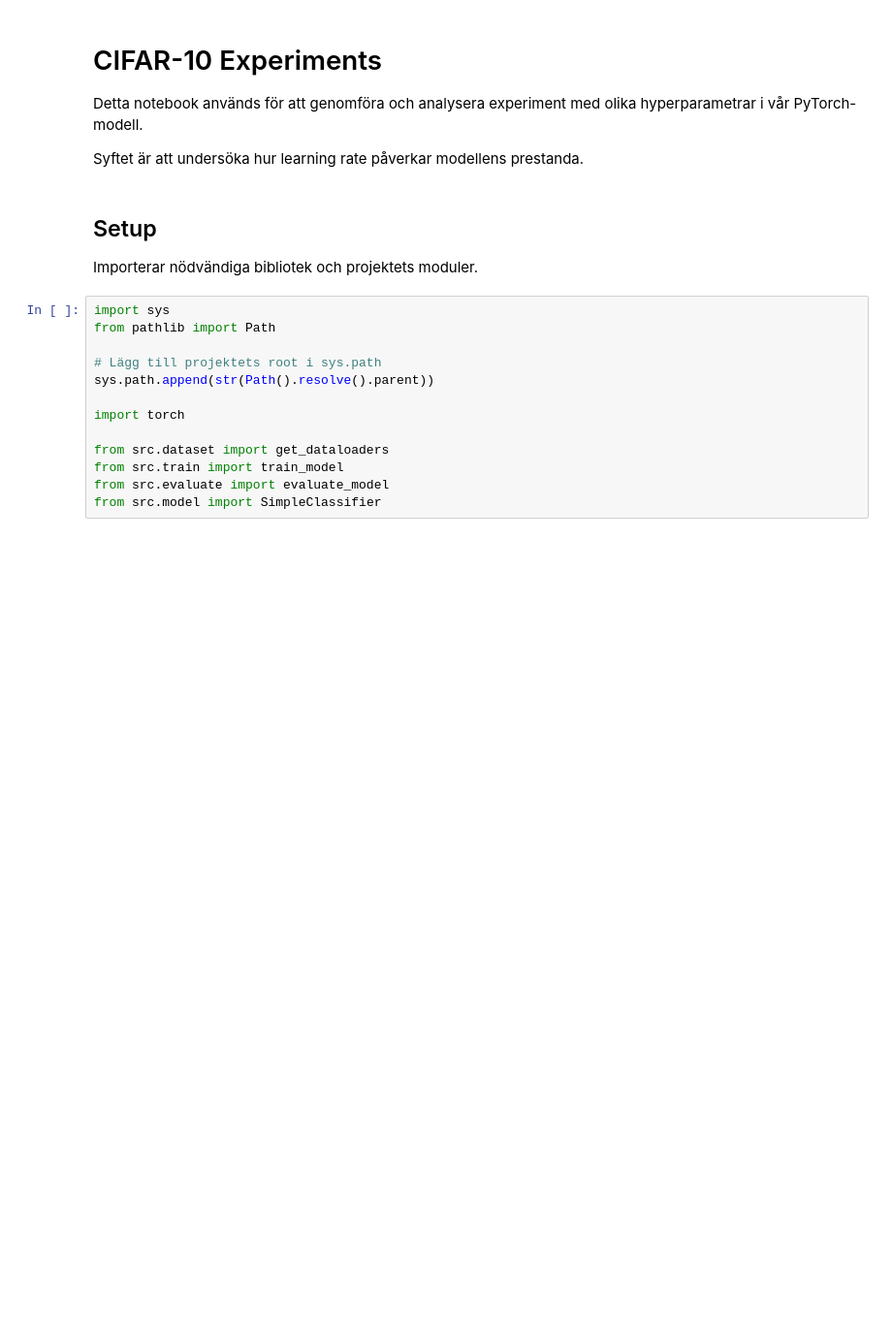
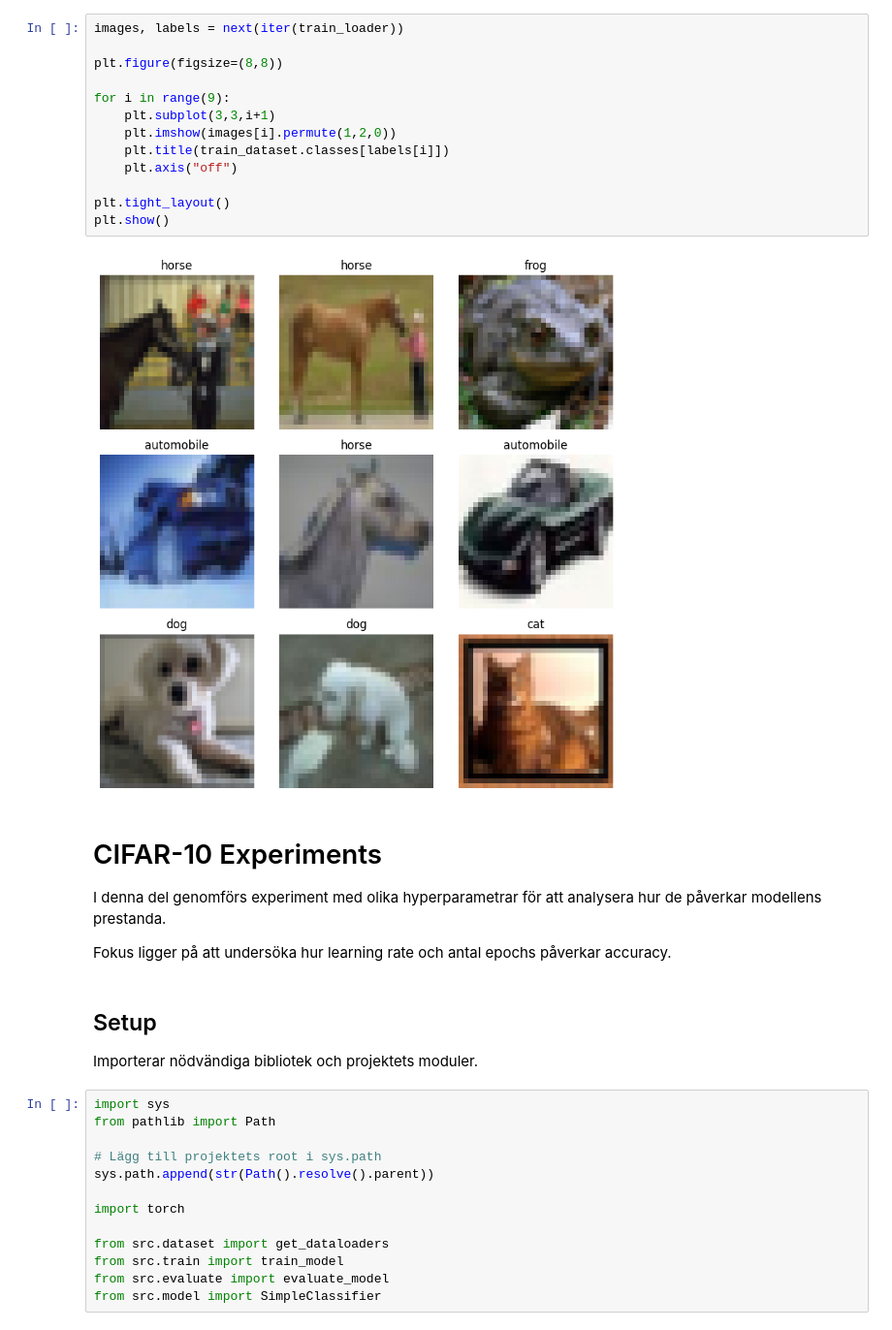
Before and after one commit to hazajijan-prog/pytorch-pipelines-and-model-training, a Jupyter notebook: notebooks/experiments.ipynb, the cells around one changed output. Shown at 97% size. Drawn from its saved outputs; the diff is of its cells as text; blank space fills up the shorter version.

```diff
--- a/notebooks/experiments.ipynb
+++ b/notebooks/experiments.ipynb
@@ -1,9 +89,26 @@
+# %%
+images, labels = next(iter(train_loader))
+
+plt.figure(figsize=(8,8))
+
+for i in range(9):
+    plt.subplot(3,3,i+1)
+    plt.imshow(images[i].permute(1,2,0))
+    plt.title(train_dataset.classes[labels[i]])
+    plt.axis("off")
+
+plt.tight_layout()
+plt.show()
+# %% [output]
+[figure, added]
 # %% [markdown]
 # CIFAR-10 Experiments
 
-Detta notebook används för att genomföra och analysera experiment med olika hyperparametrar i vår PyTorch-modell.
+I denna del genomförs experiment med olika hyperparametrar
+för att analysera hur de påverkar modellens prestanda.
 
-Syftet är att undersöka hur learning rate påverkar modellens prestanda.
+Fokus ligger på att undersöka hur learning rate och antal epochs
+påverkar accuracy.
 # %% [markdown]
 ## Setup
 
```
Also changed, not shown: parts of 18 cells of this notebook, 7 other files.
